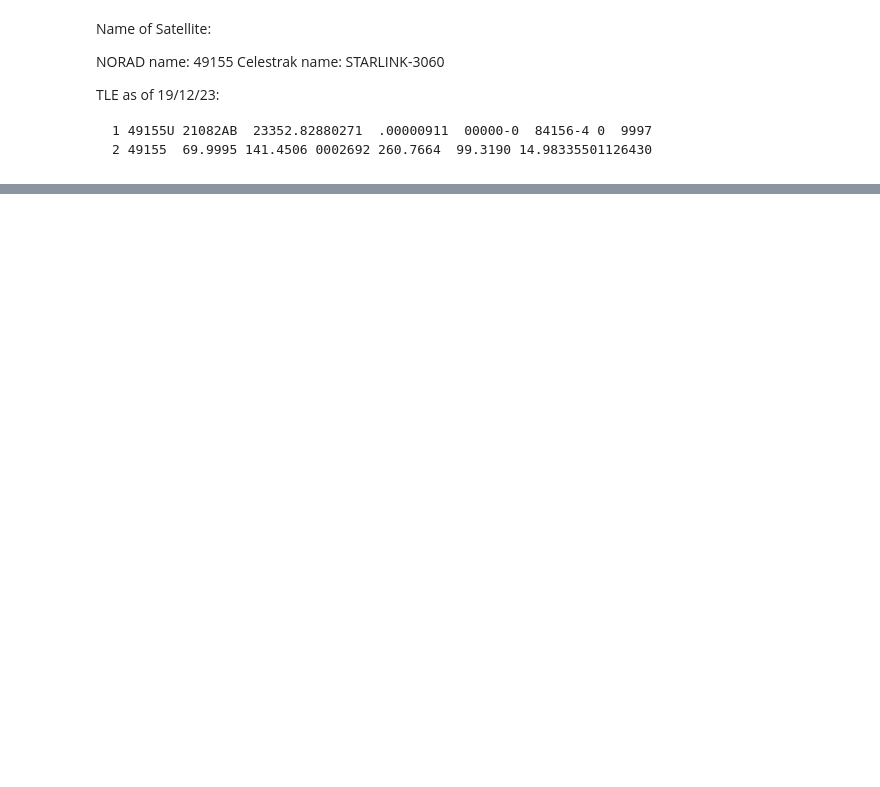
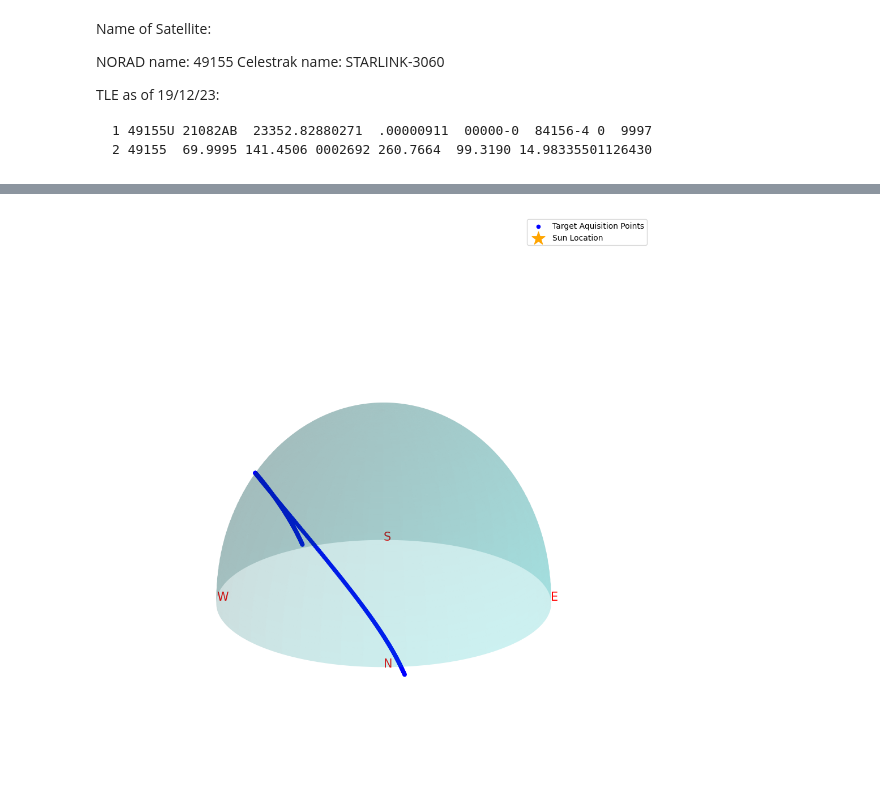
Before and after one commit to Physarah/satellite-optical-brightness, a Jupyter notebook: daytime/sat_pass_prediction.ipynb, the cells around one changed output, grey strips where cells are left out. Saved outputs shown, nothing was run; the diff lists cells and outputs as text; code cells hidden in the pictures; blank space fills up the shorter version.

```diff
--- a/daytime/sat_pass_prediction.ipynb
+++ b/daytime/sat_pass_prediction.ipynb
@@ -170,2 +171,83 @@ plt.savefig('/Users/physarah/Desktop/test_sat_brightness_plot.png')
 # %%
+import matplotlib.pyplot as plt
+import numpy as np
+import astropy.units as u
+from mpl_toolkits.mplot3d import Axes3D
+%matplotlib ipympl
+%matplotlib inline
+
+# Sample data (replace with your actual data)
+altitude = [30, 60, 90, 45, 30]  # Example altitude values in degrees
+azimuth = [45, 90, 180, 270, 360]  # Example azimuth values in degrees
+
+# Convert altitude and azimuth to radians
+altitude_rad = np.array((satellite_altitudes*u.deg).to(u.rad))
+azimuth_rad = np.array((satellite_azimuths*u.deg).to(u.rad))
+
+# Create a 3D plot with polar projection for azimuth
+fig = plt.figure(figsize = (10,10))
+ax = fig.add_subplot(111, projection='3d')
+ax.view_init(elev=20, azim=0)
+
+# Plot hemisphere surface
+phi, theta = np.mgrid[0.0:0.5*np.pi:1000j, 0.0:2.0*np.pi:1000j]
+#phi, theta = np.mgrid[0.0:np.pi:1000j, 0.0:2.0*np.pi:1000j]
+
+x = np.sin(phi) * np.cos(theta)
+y = np.sin(phi) * np.sin(theta)
+z = 0.8*np.cos(phi)
+ax.plot_surface(x, y, z, color='c', alpha=0.2)
+
+# Plot satellite transit on the hemisphere
+x_transit = np.sin(np.pi / 2 - altitude_rad) * np.cos(azimuth_rad)
+y_transit = np.sin(np.pi / 2 - altitude_rad) * np.sin(azimuth_rad)
+z_transit = np.cos(np.pi / 2 - altitude_rad)
+ax.scatter(x_transit, y_transit, 0.8*z_transit, color='b', label='Target Aquisition Points', alpha = 1, marker = 'o')
+
+# # Plot satellite transit on the hemisphere
+# x_transit = np.sin(np.pi / 2 - np.array(altitudes)) * np.cos(np.array(azimuths))
+# y_transit = np.sin(np.pi / 2 - np.array(altitudes)) * np.sin(np.array(azimuths))
+# z_transit = np.cos(np.pi / 2 - np.array(altitudes))
+# ax.plot(x_transit, y_transit, 0.8*z_transit, color='black', label='Satellite Transit Path')
+
+x_transit_sun = np.sin(np.pi / 2 - sun_alt) * np.cos(sun_az)
+y_transit_sun = np.sin(np.pi / 2 - sun_alt) * np.sin(sun_az)
+z_transit_sun = np.cos(np.pi / 2 - sun_alt)
+ax.scatter(x_transit_sun, y_transit_sun, 0.8*z_transit_sun, color='orange', s=300, label='Sun Location', zorder = 10, marker = '*')
+
+
+azes = np.array(([0,90,180,270]*u.deg).to(u.rad).value)
+alts = np.array(([0,0,0,0]*u.deg).to(u.rad).value)
+x_transit = np.sin(np.pi / 2 - alts) * np.cos(azes)
+y_transit = np.sin(np.pi / 2 - alts) * np.sin(azes)
+z_transit = 0.8*np.cos(np.pi / 2 - alts)
+# direction = ['N', 'E', 'S', 'W']
+# ax.text(x_transit, y_transit, z_transit, direction, color='r', ha='center', va='center', fontsize=8)#, rotation=90)
+
+# Plot cardinal directions
+cardinal_directions = {'N': [x_transit[0],y_transit[0],z_transit[0]],
+                       'E': [x_transit[1],y_transit[1],z_transit[1]],
+                       'S': [x_transit[2],y_transit[2],z_transit[2]],
+                       'W': [x_transit[3],y_transit[3],z_transit[3]]}
+for direction, angle in cardinal_directions.items():
+    print(angle)
+    ax.text(angle[0], angle[1], angle[2], direction, fontsize=15, color='r')
+
+
+# Set plot limits
+ax.set_xlim(-1, 1)
+ax.set_ylim(-1, 1)
+ax.set_zlim(0, 1)
+
+# Set axis labels
+ax.set_xlabel('X')
+ax.set_ylabel('Y')
+ax.set_zlabel('Z')
+
+# Add a legend
+ax.legend()
+ax.axis(False)
+# Show the plot
+plt.tight_layout()
+plt.savefig("/Users/physarah/Desktop/sat_path2.png")
 # %% [output]
@@ -172,0 +258 @@ plt.savefig('/Users/physarah/Desktop/test_sat_brightness_plot.png')
+[figure, added]
```
Also changed, not shown: parts of 10 cells of this notebook, 12 other files.
